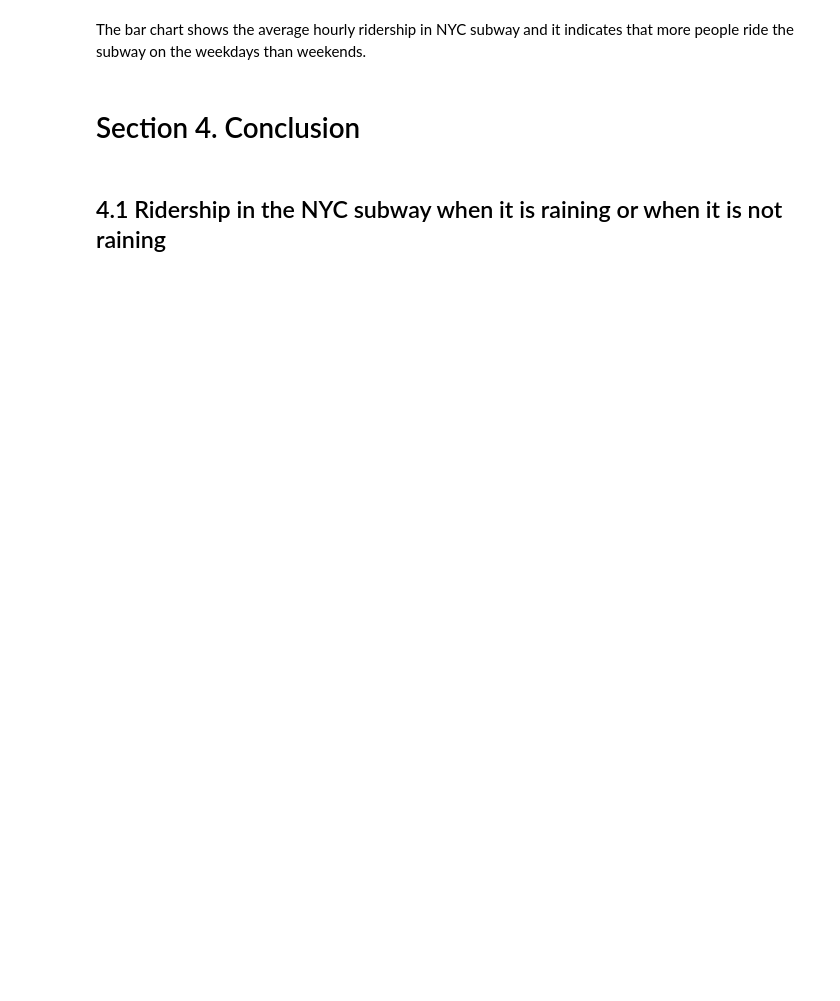
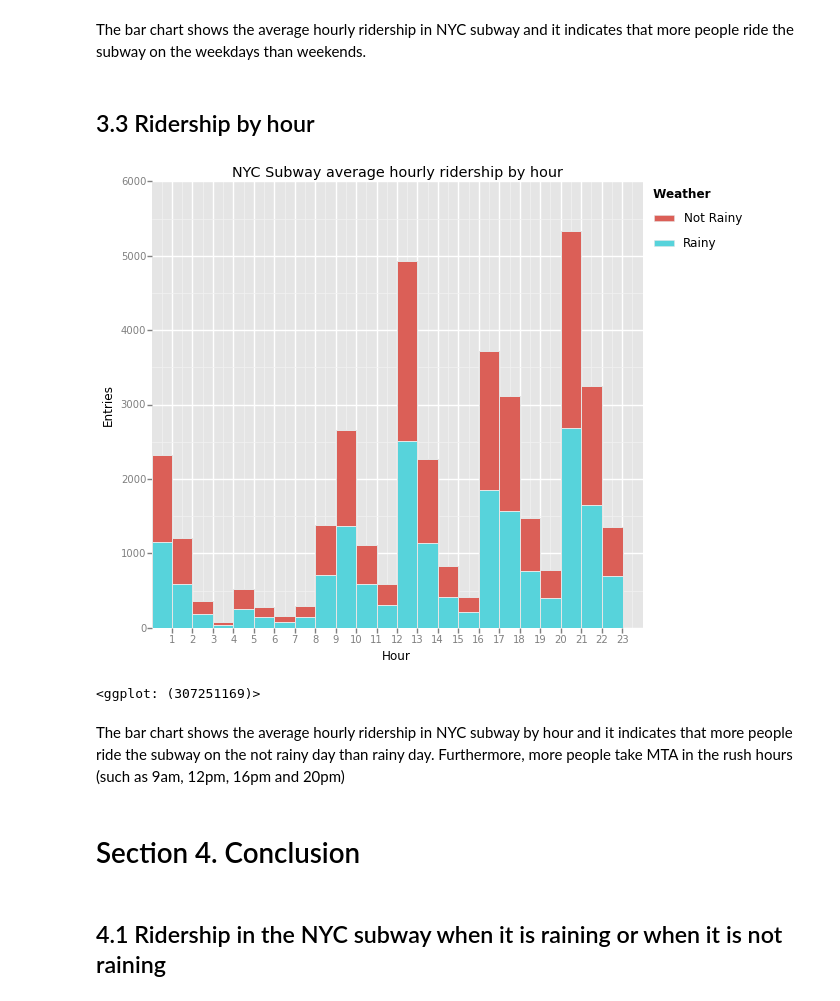
Before and after one commit to dvu4/nanodegree_Intro_to_Data_Science, a Jupyter notebook: final_project/NYC_subway_analysis.ipynb, the cells around one changed output. Drawn from its saved outputs; the diff is of its cells as text; code cells hidden in the pictures; blank space fills up the shorter version.

```diff
--- a/final_project/NYC_subway_analysis.ipynb
+++ b/final_project/NYC_subway_analysis.ipynb
@@ -235,5 +271,26 @@ print plot
 # %% [markdown]
 The bar chart shows the average hourly ridership in NYC subway and it indicates that more people ride the subway on the weekdays than weekends.
+# %% [markdown]
+## 3.3 Ridership by hour
+# %%
+map_dict = {0: 'not rainy', 1: 'rainy'}
+turnstile_master['weather'] = turnstile_master['rain'].map(map_dict)
+
+df =  turnstile_master.groupby(['weather', 'Hour'], as_index=False).mean()
+
+plot = ggplot(aes(x='Hour', fill = 'weather'),data = df) \
+    + geom_histogram(aes(weight = 'ENTRIESn_hourly'),binwidth=1) \
+    + scale_x_continuous(limits = (0,24), breaks = range(1,24)) \
+    + ggtitle('NYC Subway average hourly ridership by hour') \
+    + xlab('Hour') + ylab('Entries')
+
+
+print plot
+# %% [output]
+[figure, added]
+<ggplot: (307251169)>
+# %% [markdown]
+The bar chart shows the average hourly ridership in NYC subway by hour and it indicates that more people ride the subway on the not rainy day than rainy day. Furthermore, more people take MTA in the rush hours (such as 9am, 12pm, 16pm and 20pm)
 # %% [markdown]
 # Section 4. Conclusion
 # %% [markdown]
```
Also changed, not shown: parts of 18 cells of this notebook, 5 other files.
